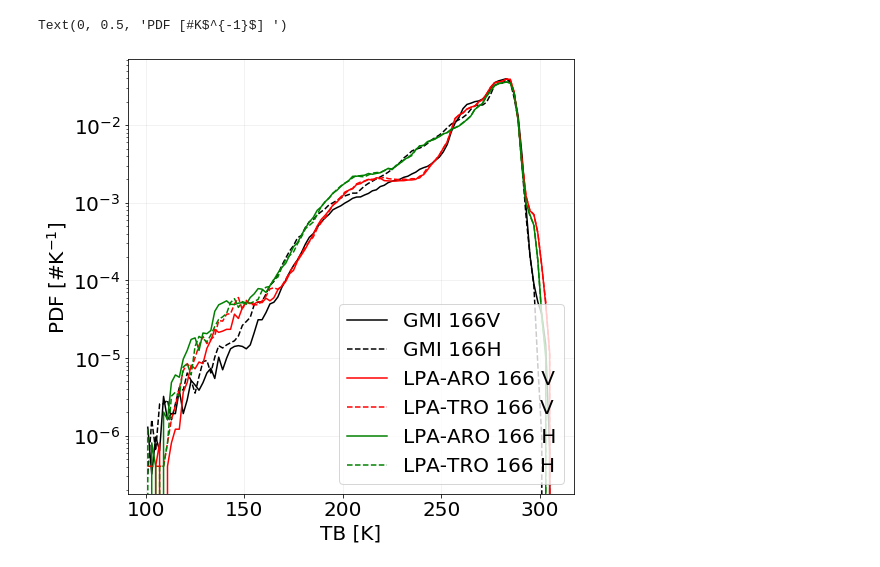
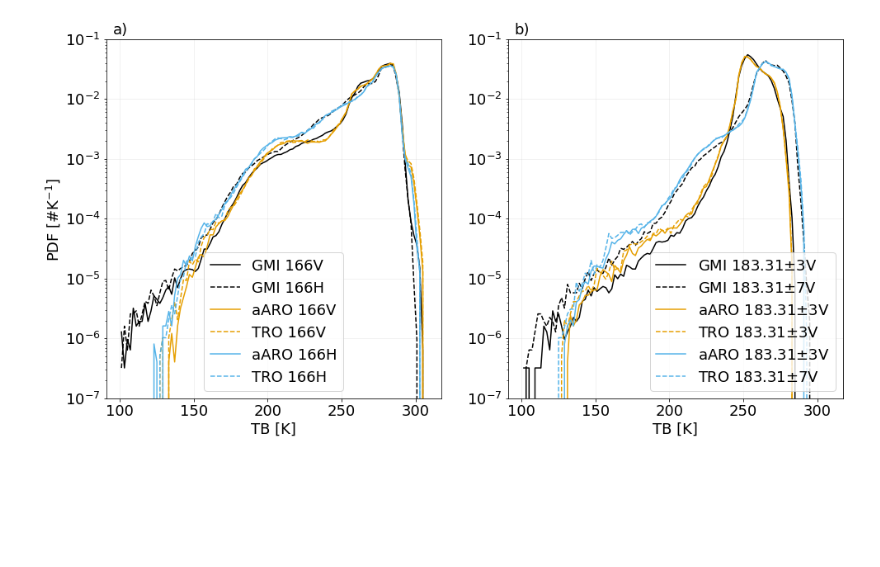
Before and after one commit to ikaur17/IWC2TB, a Jupyter notebook: notebooks/PDF_TB.ipynb, the cells around one changed output. Saved outputs shown, nothing was run; the diff lists cells and outputs as text; code cells hidden in the pictures; blank space fills up the shorter version.

```diff
--- a/notebooks/PDF_TB.ipynb
+++ b/notebooks/PDF_TB.ipynb
@@ -7,3 +9,7 @@ import matplotlib.pyplot as plt
 import pickle
 import scipy
 plt.rcParams.update({'font.size': 20})
+
+
+cols = ["#999999", "#E69F00", "#56B4E9", "#009E73",
+        "#F0E442", "#0072B2", "#D55E00", "#CC79A7"]
@@ -108,32 +100,47 @@ plot_pdfs(hist_gmi, hist_lpa, hist_lpa_pr1, hist_esa, hist_esa_pr1, bin_center,
 # %%
-fig, ax = plt.subplots(1,1, figsize = [8, 8])
+plt.rcParams.update({'font.size': 18})
+fig, ax = plt.subplots(1,2, figsize = [16, 8])
+ax = ax.ravel()
+#titles = ["166V GHz", "166H GHz""]
+ax[0].plot(bin_center, hist_gmi[:, 0], '-k', label = "GMI 166V")
+ax[0].plot(bin_center, hist_gmi[:, 1], 'k--', label = "GMI 166H")
 
-#titles = ["166V GHz", "166H GHz""]
-ax.plot(bin_center, hist_gmi[:, 0], '-k', label = "GMI 166V")
-ax.plot(bin_center, hist_gmi[:, 1], 'k--', label = "GMI 166H")
+ax[0].plot(bin_center, hist_esa[:, 0], c = cols[1], label = "aARO 166V")
+ax[0].plot(bin_center, hist_esa_pr1[:, 0], '--', c = cols[1], label = "TRO 166V")
+
+ax[0].plot(bin_center, hist_esa[:, 1], c = cols[2], label = "aARO 166H")
+ax[0].plot(bin_center, hist_esa_pr1[:, 1], '--', c = cols[2], label = "TRO 166H")
+
+ax[1].plot(bin_center, hist_gmi[:, 2], '-k', label = r"GMI 183.31$\pm$3V")
+ax[1].plot(bin_center, hist_gmi[:, 3], 'k--', label = r"GMI 183.31$\pm$7V")
+
+ax[1].plot(bin_center, hist_esa[:, 2], c = cols[1], label = r"aARO 183.31$\pm$3V")
+ax[1].plot(bin_center, hist_esa_pr1[:, 2], '--', c = cols[1], label = r"TRO 183.31$\pm$3V")
+
+ax[1].plot(bin_center, hist_esa[:, 3], c = cols[2], label = r"aARO 183.31$\pm$3V")
+ax[1].plot(bin_center, hist_esa_pr1[:, 3], '--', c = cols[2], label = r"TRO 183.31$\pm$7V")
 
 
-ax.plot(bin_center, hist_lpa[:, 0], 'r-', label = "LPA-ARO 166 V")
-ax.plot(bin_center, hist_lpa_pr1[:, 0], 'r--', label = "LPA-TRO 166 V")
+#ax.plot(bin_center, hist_esa[:, i], '--', label = "ESA-ARO")
+#ax.plot(bin_center, hist_esa_pr1[:, i], '-.' ,label = "ESA-TRO")
+for i in range(2):
+    ax[i].set_yscale("log")
 
-ax.plot(bin_center, hist_lpa[:, 1], 'g-', label = "LPA-ARO 166 H")
-ax.plot(bin_center, hist_lpa_pr1[:, 1], 'g--', label = "LPA-TRO 166 H")
-    #ax.plot(bin_center, hist_esa[:, i], '--', label = "ESA-ARO")
-    #ax.plot(bin_center, hist_esa_pr1[:, i], '-.' ,label = "ESA-TRO")
-ax.set_yscale("log")
+    ax[i].legend()
+    #ax.set_title(titles[i])
+    ax[i].grid('on', alpha = 0.2)
+    ax[i].grid('on', alpha = 0.2)
+    ax[i].set_ylim([1e-7, 1e-1])
+    ax[i].set_xlabel("TB [K]")
+    ax[0].set_ylabel(r"PDF [#K$^{-1}$] ")
+    ax[i].set_xlabel("TB [K]")
+    #ax[i].set_ylabel(r"PDF [#K$^{-1}$] ")
 
-ax.legend()
-#ax.set_title(titles[i])
-ax.grid('on', alpha = 0.2)
-
-ax.set_xlabel("TB [K]")
-ax.set_ylabel(r"PDF [#K$^{-1}$] ")
-ax.set_xlabel("TB [K]")
-ax.set_ylabel(r"PDF [#K$^{-1}$] ")
-#fig.savefig(filename, bbox_inches = "tight")
+ax[0].text(95, 1.2e-1, "a)")
+ax[1].text(95, 1.2e-1, "b)")
+fig.savefig("TB_esa.pdf", bbox_inches = "tight")
 # %% [output]
-Text(0, 0.5, 'PDF [#K$^{-1}$] ')
-[figure, old version]
+[figure, new version]
 # %%
 plot_pdfs(hist_gmi1, hist_lpa1, hist_lpa1_pr1, hist_esa1, hist_esa1_pr1, bin_center, filename = "PDF_TB_jan_tropics.pdf" )
 # %% [output]
```
Also changed, not shown: parts of 23 cells of this notebook, 6 other files.
